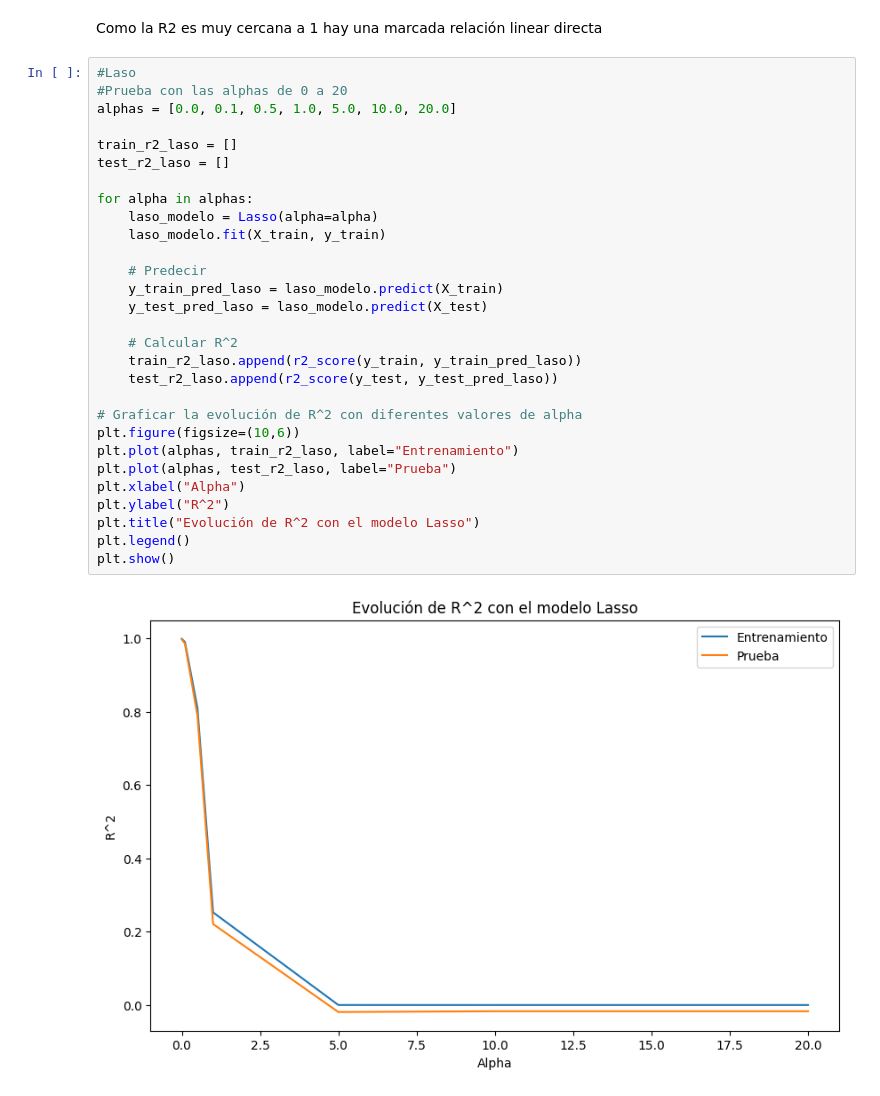
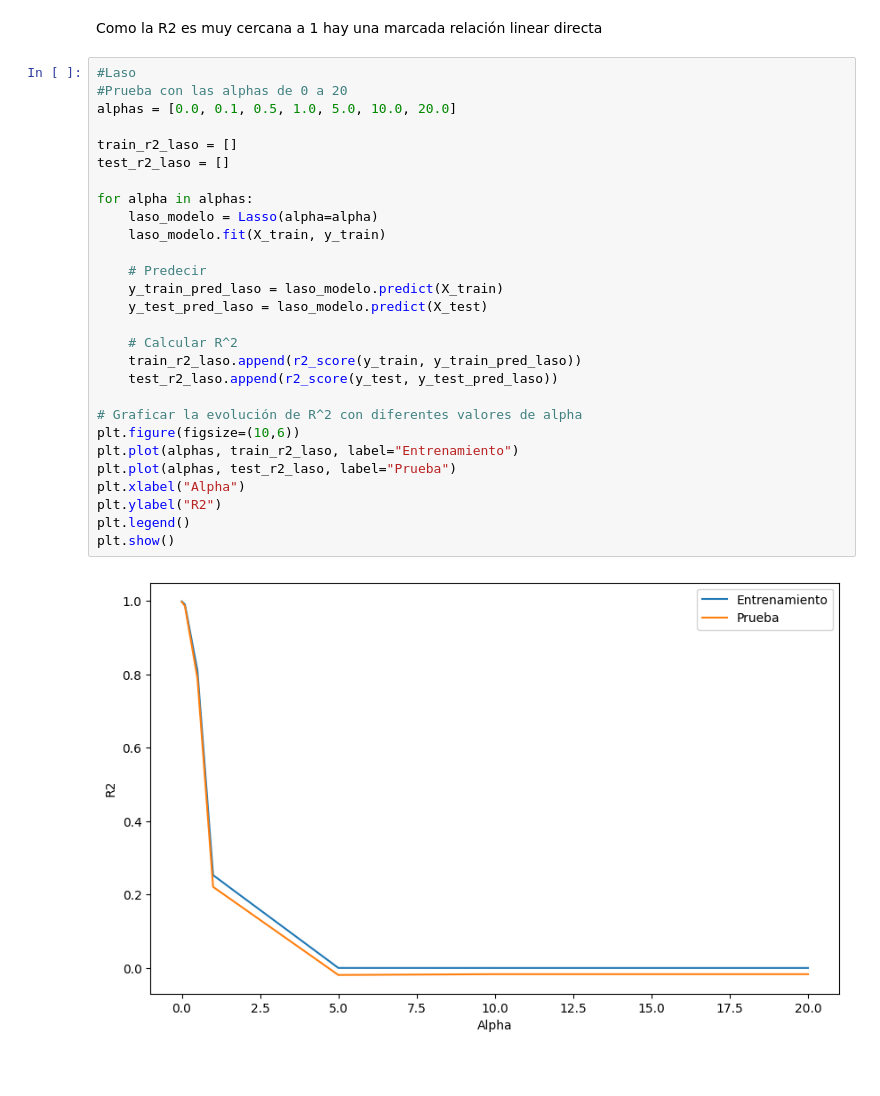
Before and after one commit to pdeleonsoria/Regresion-Lineal-Regularizada, a Jupyter notebook: src/explore.ipynb, the cells around one changed output. Cells and saved outputs as stored; diff of their text form; blank space fills up the shorter version.

```diff
--- a/src/explore.ipynb
+++ b/src/explore.ipynb
@@ -117,31 +118,30 @@ Como la R2 es muy cercana a 1 hay una marcada relación linear directa
 # %%
 #Laso
 #Prueba con las alphas de 0 a 20
 alphas = [0.0, 0.1, 0.5, 1.0, 5.0, 10.0, 20.0]
 
 train_r2_laso = []
 test_r2_laso = []
 
 for alpha in alphas:
     laso_modelo = Lasso(alpha=alpha)
     laso_modelo.fit(X_train, y_train)
 
     # Predecir
     y_train_pred_laso = laso_modelo.predict(X_train)
     y_test_pred_laso = laso_modelo.predict(X_test)
 
     # Calcular R^2
     train_r2_laso.append(r2_score(y_train, y_train_pred_laso))
     test_r2_laso.append(r2_score(y_test, y_test_pred_laso))
 
 # Graficar la evolución de R^2 con diferentes valores de alpha
 plt.figure(figsize=(10,6))
 plt.plot(alphas, train_r2_laso, label="Entrenamiento")
 plt.plot(alphas, test_r2_laso, label="Prueba")
 plt.xlabel("Alpha")
-plt.ylabel("R^2")
-plt.title("Evolución de R^2 con el modelo Lasso")
+plt.ylabel("R2")
 plt.legend()
 plt.show()
 # %% [output]
-[figure, old version]
+[figure, new version]
```
Also changed, not shown: parts of 3 cells of this notebook.
